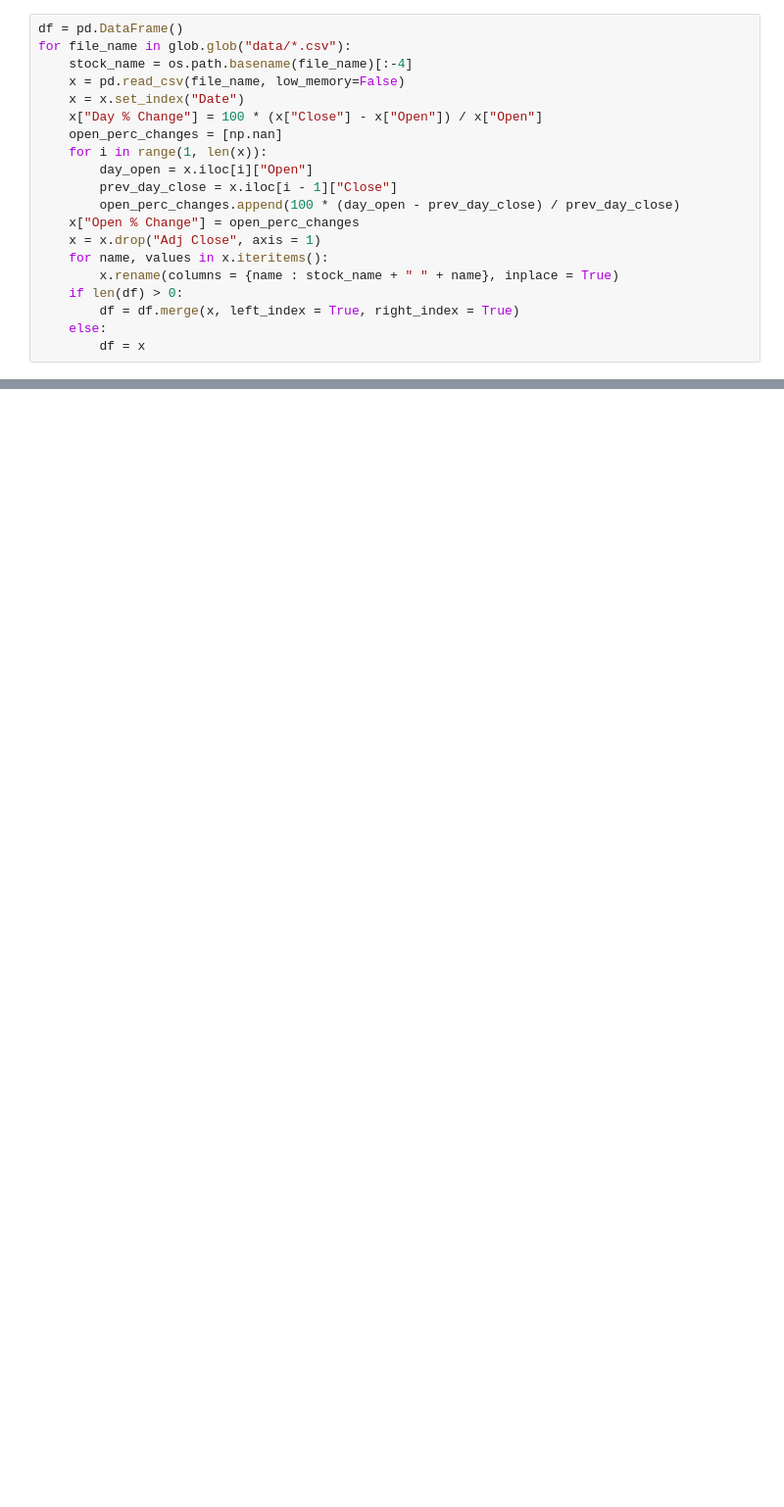
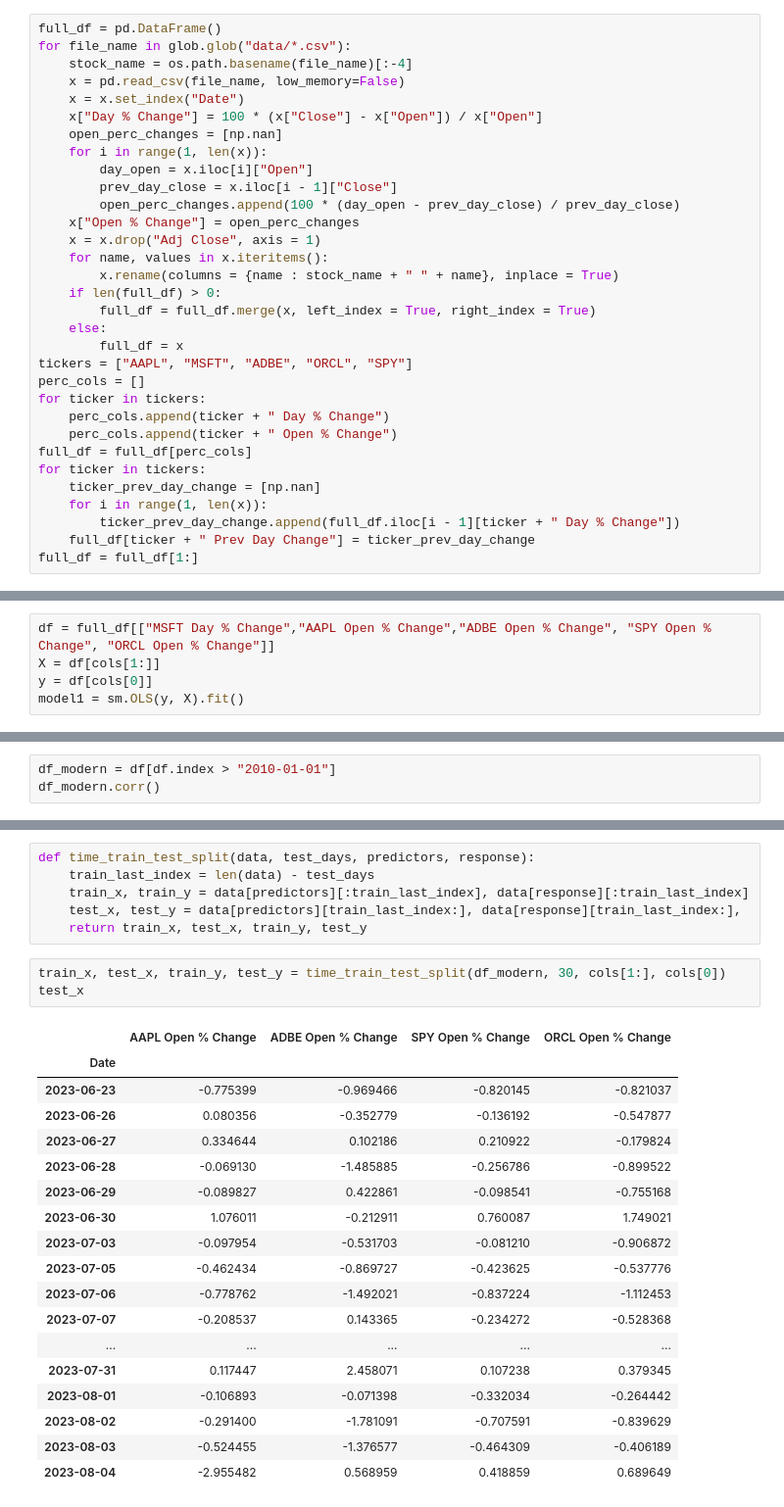
Before and after one commit to ryanbordo/Stock-Prediction, a Jupyter notebook: MSFT Predictions.ipynb, the cells around one changed output, grey strips where cells are left out. Shown at 98% size. Saved outputs shown, nothing was run; the diff lists cells and outputs as text; blank space fills up the shorter version.

```diff
--- a/MSFT Predictions.ipynb
+++ b/MSFT Predictions.ipynb
@@ -8,5 +10,5 @@ import re
 # %%
-df = pd.DataFrame()
+full_df = pd.DataFrame()
 for file_name in glob.glob("data/*.csv"):
     stock_name = os.path.basename(file_name)[:-4]
     x = pd.read_csv(file_name, low_memory=False)
@@ -21,7 +23,19 @@ for file_name in glob.glob("data/*.csv"):
     x = x.drop("Adj Close", axis = 1)
     for name, values in x.iteritems():
         x.rename(columns = {name : stock_name + " " + name}, inplace = True)
-    if len(df) > 0:
-        df = df.merge(x, left_index = True, right_index = True)
+    if len(full_df) > 0:
+        full_df = full_df.merge(x, left_index = True, right_index = True)
     else:
-        df = x
+        full_df = x
+tickers = ["AAPL", "MSFT", "ADBE", "ORCL", "SPY"]
+perc_cols = []
+for ticker in tickers:
+    perc_cols.append(ticker + " Day % Change")
+    perc_cols.append(ticker + " Open % Change")
+full_df = full_df[perc_cols]
+for ticker in tickers:
+    ticker_prev_day_change = [np.nan]
+    for i in range(1, len(x)):
+        ticker_prev_day_change.append(full_df.iloc[i - 1][ticker + " Day % Change"])
+    full_df[ticker + " Prev Day Change"] = ticker_prev_day_change
+full_df = full_df[1:]
@@ -51 +60,6 @@ Index(['AAPL Open', 'AAPL High', 'AAPL Low', 'AAPL Close', 'AAPL Volume',
       dtype='object')
+# %%
+df = full_df[["MSFT Day % Change","AAPL Open % Change","ADBE Open % Change", "SPY Open % Change", "ORCL Open % Change"]]
+X = df[cols[1:]]
+y = df[cols[0]]
+model1 = sm.OLS(y, X).fit()
@@ -51,0 +103,3 @@ Index(['AAPL Open', 'AAPL High', 'AAPL Low', 'AAPL Close', 'AAPL Volume',
+# %%
+df_modern = df[df.index > "2010-01-01"]
+df_modern.corr()
@@ -51,0 +146,28 @@ Index(['AAPL Open', 'AAPL High', 'AAPL Low', 'AAPL Close', 'AAPL Volume',
+# %%
+def time_train_test_split(data, test_days, predictors, response):
+    train_last_index = len(data) - test_days
+    train_x, train_y = data[predictors][:train_last_index], data[response][:train_last_index]
+    test_x, test_y = data[predictors][train_last_index:], data[response][train_last_index:],
+    return train_x, test_x, train_y, test_y
+# %%
+train_x, test_x, train_y, test_y = time_train_test_split(df_modern, 30, cols[1:], cols[0])
+test_x
+# %% [output]
+|  | AAPL Open % Change | ADBE Open % Change | SPY Open % Change | ORCL Open % Change |
+| Date |  |  |  |  |
+| 2023-06-23 | -0.775399 | -0.969466 | -0.820145 | -0.821037 |
+| 2023-06-26 | 0.080356 | -0.352779 | -0.136192 | -0.547877 |
+| 2023-06-27 | 0.334644 | 0.102186 | 0.210922 | -0.179824 |
+| 2023-06-28 | -0.069130 | -1.485885 | -0.256786 | -0.899522 |
+| 2023-06-29 | -0.089827 | 0.422861 | -0.098541 | -0.755168 |
+| 2023-06-30 | 1.076011 | -0.212911 | 0.760087 | 1.749021 |
+| 2023-07-03 | -0.097954 | -0.531703 | -0.081210 | -0.906872 |
+| 2023-07-05 | -0.462434 | -0.869727 | -0.423625 | -0.537776 |
+| 2023-07-06 | -0.778762 | -1.492021 | -0.837224 | -1.112453 |
+| 2023-07-07 | -0.208537 | 0.143365 | -0.234272 | -0.528368 |
+| ... | ... | ... | ... | ... |
+| 2023-07-31 | 0.117447 | 2.458071 | 0.107238 | 0.379345 |
+| 2023-08-01 | -0.106893 | -0.071398 | -0.332034 | -0.264442 |
+| 2023-08-02 | -0.291400 | -1.781091 | -0.707591 | -0.839629 |
+| 2023-08-03 | -0.524455 | -1.376577 | -0.464309 | -0.406189 |
+| 2023-08-04 | -2.955482 | 0.568959 | 0.418859 | 0.689649 |
```
Also changed, not shown: parts of 31 cells of this notebook.
